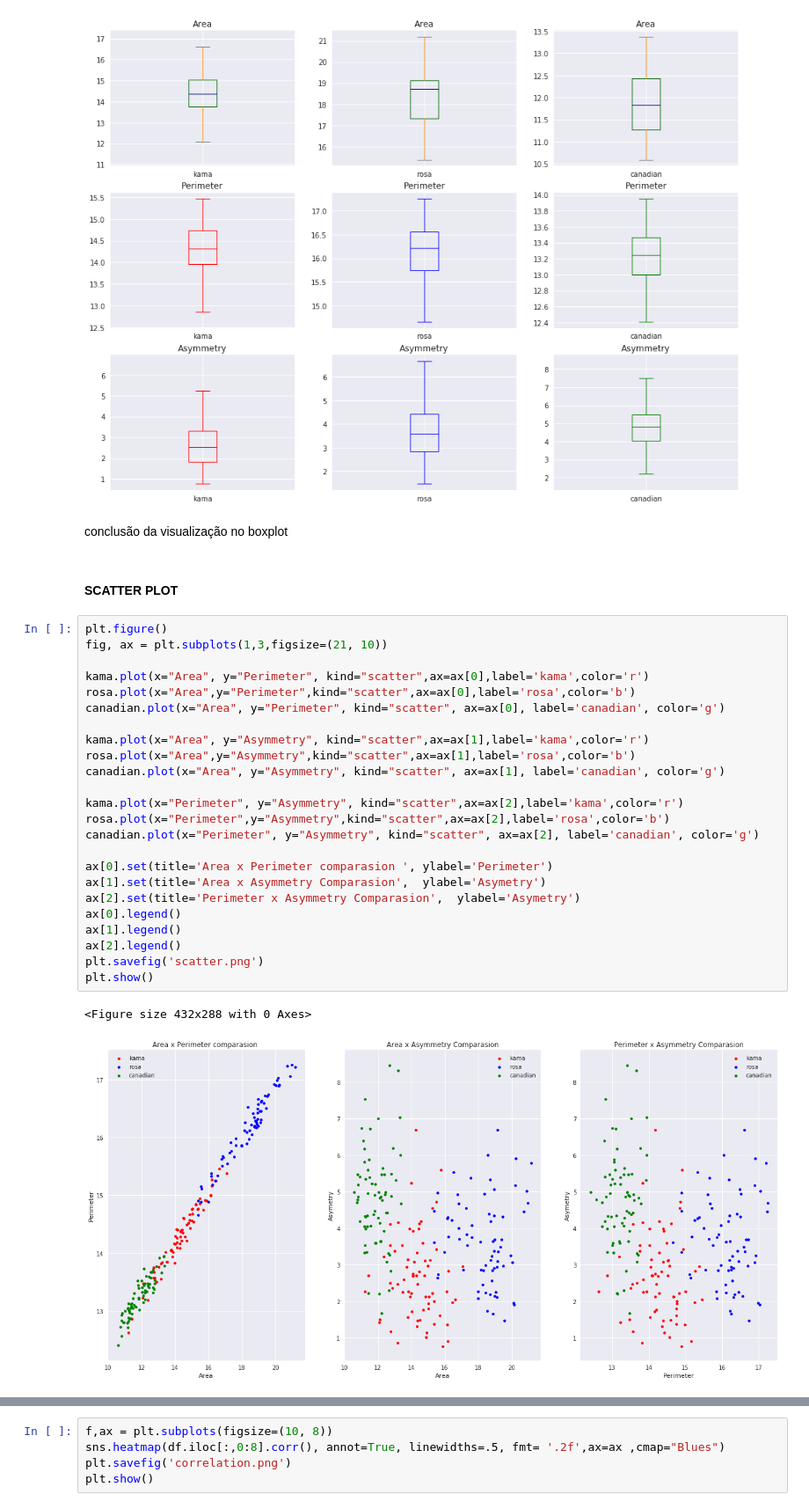
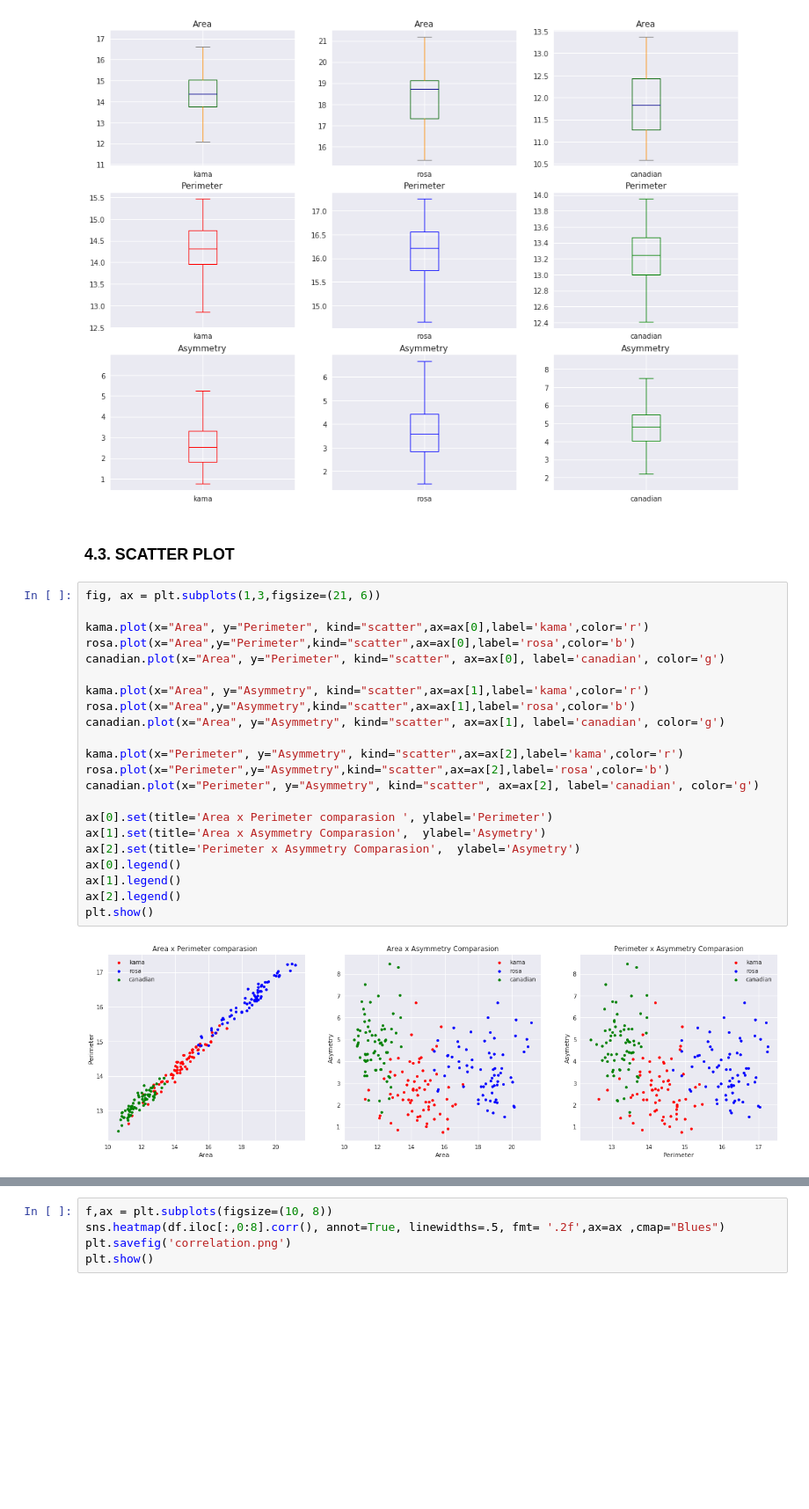
Before and after one commit to julianyraiol/RNA-Works, a Jupyter notebook: Projeto_4/develop/analise/analise.ipynb, the cells around one changed output, grey strips where cells are left out. Shown: that part at 88% size. Cells and saved outputs as stored; diff of their text form; blank space fills up the shorter version.

```diff
--- a/Projeto_4/develop/analise/analise.ipynb
+++ b/Projeto_4/develop/analise/analise.ipynb
@@ -301,34 +328,29 @@ plt.savefig('boxplot.png')
 plt.show()
 # %% [output]
 [figure]
-# %% [markdown]
-conclusão da visualização no boxplot
 # %% [markdown]
-#### SCATTER PLOT
+### 4.3. SCATTER PLOT
 # %%
-plt.figure()
-fig, ax = plt.subplots(1,3,figsize=(21, 10))
+fig, ax = plt.subplots(1,3,figsize=(21, 6))
 
 kama.plot(x="Area", y="Perimeter", kind="scatter",ax=ax[0],label='kama',color='r')
 rosa.plot(x="Area",y="Perimeter",kind="scatter",ax=ax[0],label='rosa',color='b')
 canadian.plot(x="Area", y="Perimeter", kind="scatter", ax=ax[0], label='canadian', color='g')
 
 kama.plot(x="Area", y="Asymmetry", kind="scatter",ax=ax[1],label='kama',color='r')
 rosa.plot(x="Area",y="Asymmetry",kind="scatter",ax=ax[1],label='rosa',color='b')
 canadian.plot(x="Area", y="Asymmetry", kind="scatter", ax=ax[1], label='canadian', color='g')
 
 kama.plot(x="Perimeter", y="Asymmetry", kind="scatter",ax=ax[2],label='kama',color='r')
 rosa.plot(x="Perimeter",y="Asymmetry",kind="scatter",ax=ax[2],label='rosa',color='b')
 canadian.plot(x="Perimeter", y="Asymmetry", kind="scatter", ax=ax[2], label='canadian', color='g')
 
 ax[0].set(title='Area x Perimeter comparasion ', ylabel='Perimeter')
 ax[1].set(title='Area x Asymmetry Comparasion',  ylabel='Asymetry')
 ax[2].set(title='Perimeter x Asymmetry Comparasion',  ylabel='Asymetry')
 ax[0].legend()
 ax[1].legend()
 ax[2].legend()
-plt.savefig('scatter.png')
 plt.show()
 # %% [output]
-<Figure size 432x288 with 0 Axes>
-[figure, old version]
+[figure, new version]
```
Also changed, not shown: parts of 17 cells of this notebook, 9 other files.
